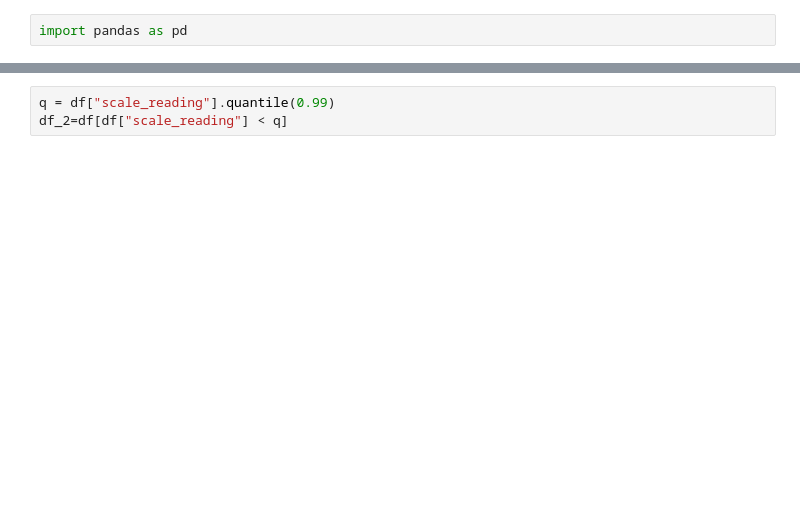
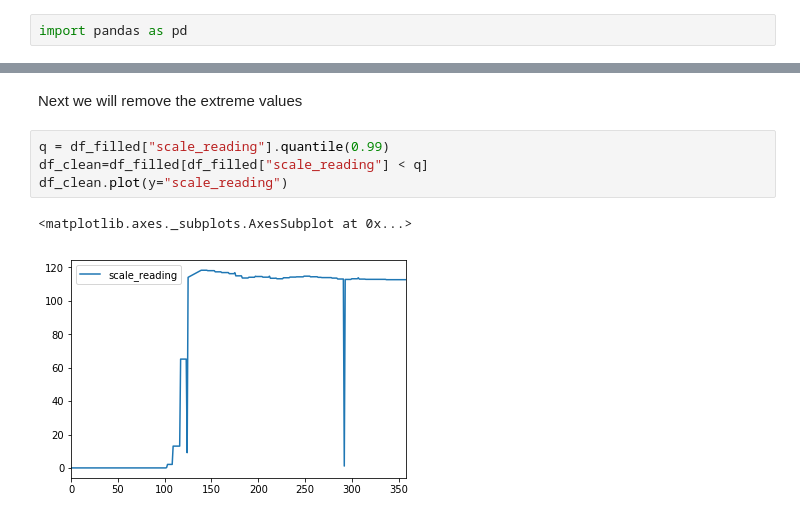
Before and after one commit to JohnCalhoun/ssocr-video-reader, a Jupyter notebook: post_proccessing.ipynb, the cells around one changed output, grey strips where cells are left out. Saved outputs shown, nothing was run; the diff lists cells and outputs as text; blank space fills up the shorter version.

```diff
--- a/post_proccessing.ipynb
+++ b/post_proccessing.ipynb
@@ -10,3 +27,9 @@ df.plot(y="scale_reading")
+# %% [markdown]
+Next we will remove the extreme values
 # %%
-q = df["scale_reading"].quantile(0.99)
-df_2=df[df["scale_reading"] < q]
+q = df_filled["scale_reading"].quantile(0.99)
+df_clean=df_filled[df_filled["scale_reading"] < q]
+df_clean.plot(y="scale_reading")
+# %% [output]
+<matplotlib.axes._subplots.AxesSubplot at 0x...>
+[figure, added]
```
Also changed, not shown: parts of 10 cells of this notebook, 3 other files.
